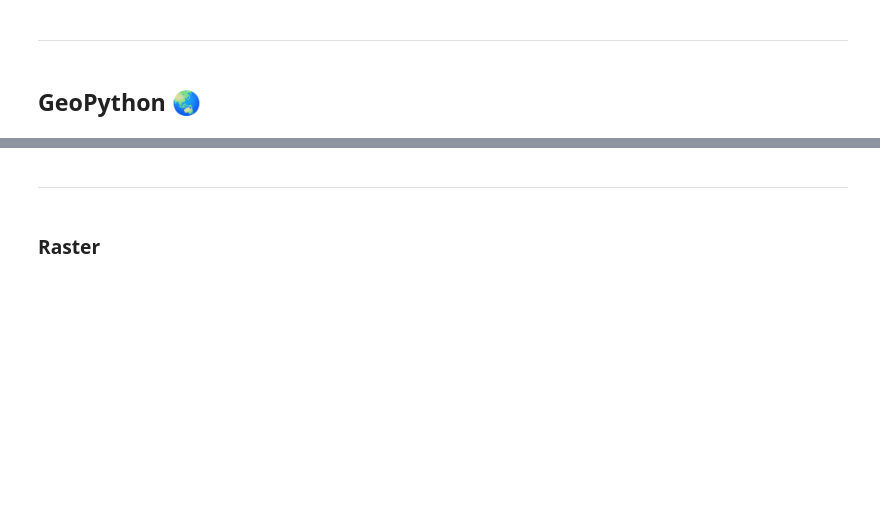
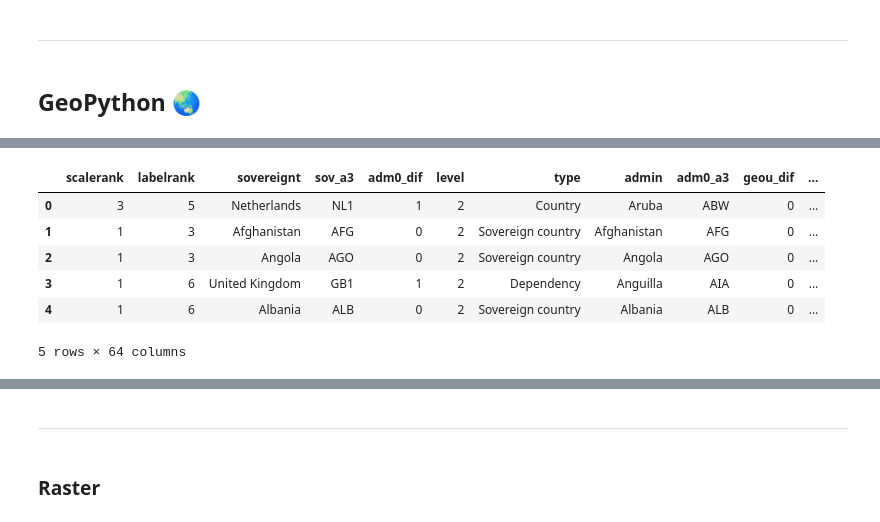
Before and after one commit to anerv/python_kortdage, a Jupyter notebook: kortdage2025.ipynb, the cells around one changed output, grey strips where cells are left out. Saved outputs shown, nothing was run; the diff lists cells and outputs as text; code cells hidden in the pictures; blank space fills up the shorter version.

```diff
--- a/kortdage2025.ipynb
+++ b/kortdage2025.ipynb
@@ -318,0 +308,10 @@ import geopandas as gpd  # her importerer vi et ekstra bibliotek som hedder geop
+# %%
+gdf.head()  # viser de første 5 rækker i tabellen
+# %% [output]
+|  | scalerank | labelrank | sovereignt | sov_a3 | adm0_dif | level | type | admin | adm0_a3 | geou_dif | ... |
+| 0 | 3 | 5 | Netherlands | NL1 | 1 | 2 | Country | Aruba | ABW | 0 | ... |
+| 1 | 1 | 3 | Afghanistan | AFG | 0 | 2 | Sovereign country | Afghanistan | AFG | 0 | ... |
+| 2 | 1 | 3 | Angola | AGO | 0 | 2 | Sovereign country | Angola | AGO | 0 | ... |
+| 3 | 1 | 6 | United Kingdom | GB1 | 1 | 2 | Dependency | Anguilla | AIA | 0 | ... |
+| 4 | 1 | 6 | Albania | ALB | 0 | 2 | Sovereign country | Albania | ALB | 0 | ... |
+5 rows × 64 columns
```
Also changed, not shown: parts of 38 cells of this notebook.
